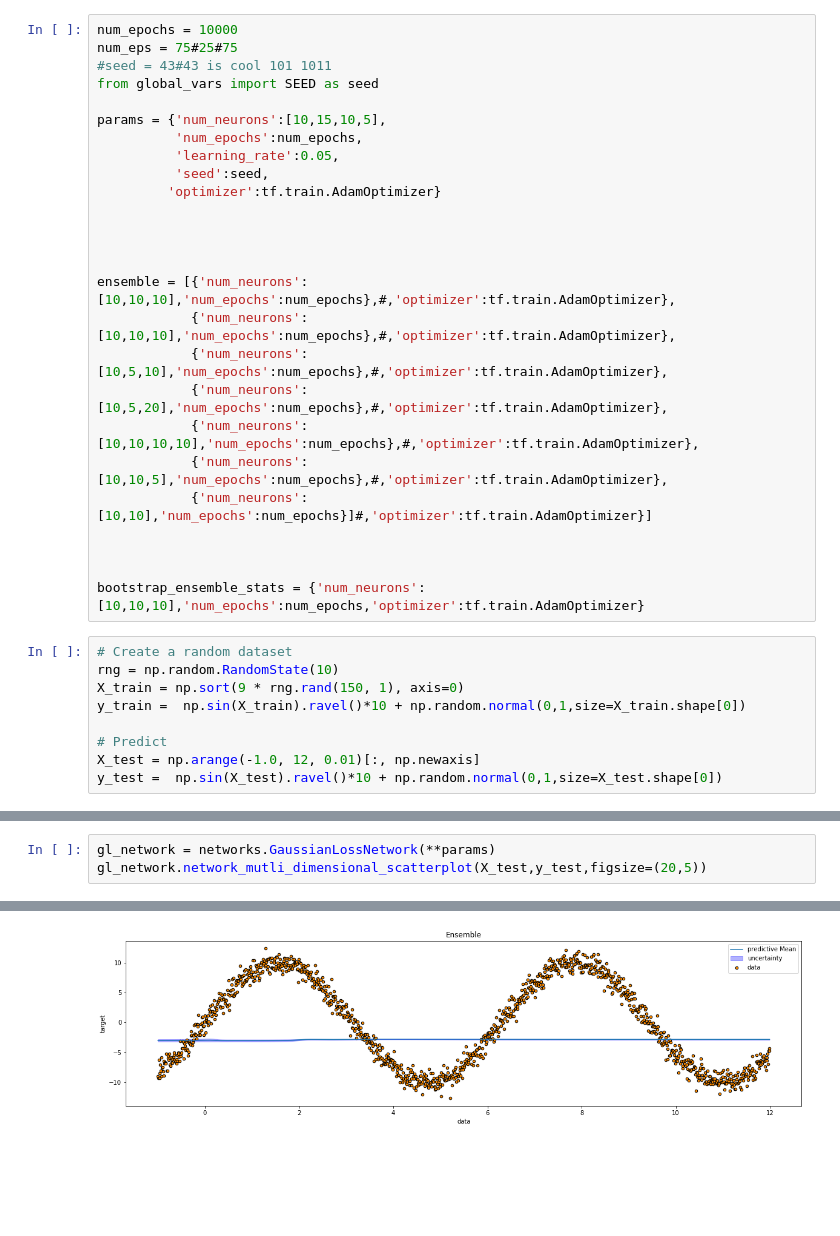
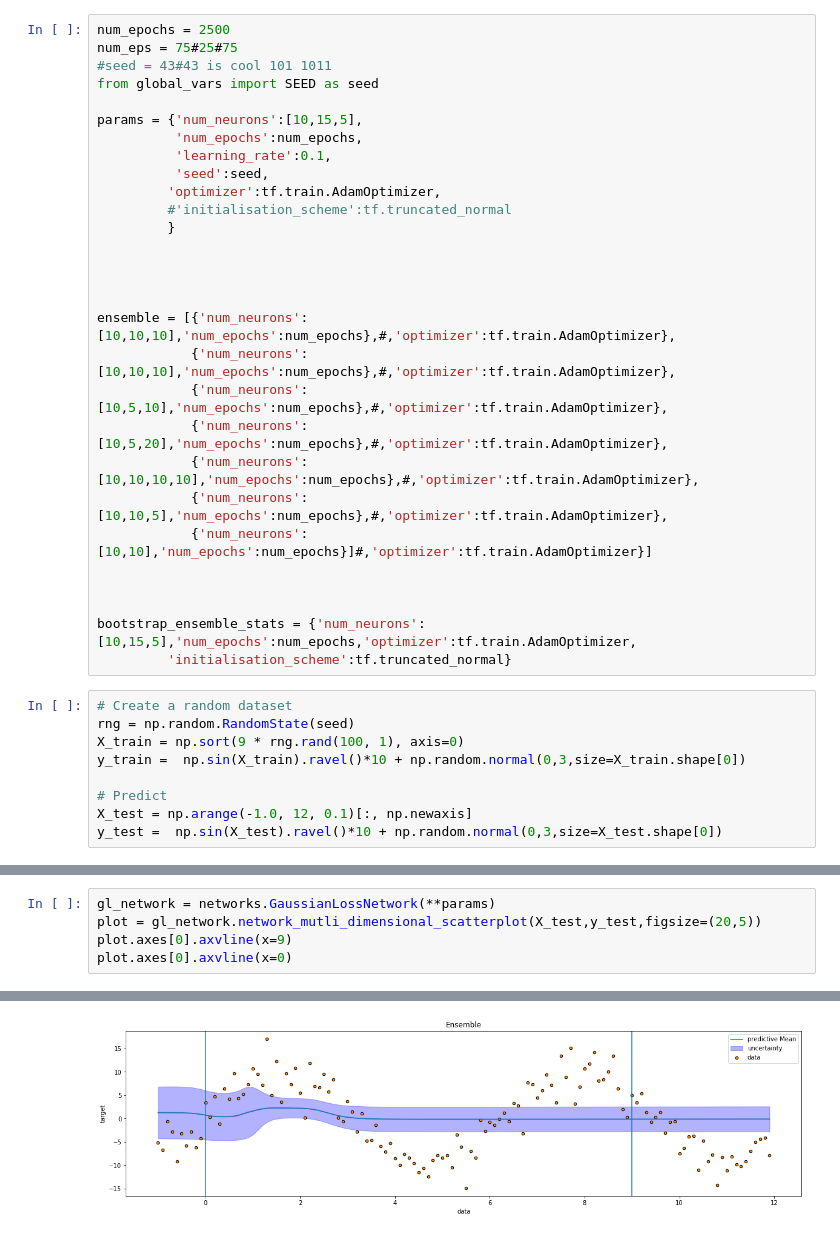
Before and after one commit to wooohoooo/Master-Thesis, a Jupyter notebook: new_structure/Nonlinear_toy_dataset.ipynb, the cells around one changed output, grey strips where cells are left out. Drawn from its saved outputs; the diff is of its cells as text; blank space fills up the shorter version.

```diff
--- a/new_structure/Nonlinear_toy_dataset.ipynb
+++ b/new_structure/Nonlinear_toy_dataset.ipynb
@@ -27,16 +27,18 @@ from sklearn.model_selection import train_test_split
 
 from sklearn.datasets import make_regression
 # %%
-num_epochs = 10000
+num_epochs = 2500
 num_eps = 75#25#75
 #seed = 43#43 is cool 101 1011
 from global_vars import SEED as seed
 
-params = {'num_neurons':[10,15,10,5],
+params = {'num_neurons':[10,15,5],
           'num_epochs':num_epochs,
-          'learning_rate':0.05,
+          'learning_rate':0.1,
           'seed':seed,
-         'optimizer':tf.train.AdamOptimizer}
+         'optimizer':tf.train.AdamOptimizer,
+         #'initialisation_scheme':tf.truncated_normal
+         }
 
 
 
@@ -51,16 +53,17 @@ ensemble = [{'num_neurons':[10,10,10],'num_epochs':num_epochs},#,'optimizer':tf.
 
 
 
-bootstrap_ensemble_stats = {'num_neurons':[10,10,10],'num_epochs':num_epochs,'optimizer':tf.train.AdamOptimizer}
+bootstrap_ensemble_stats = {'num_neurons':[10,15,5],'num_epochs':num_epochs,'optimizer':tf.train.AdamOptimizer,
+         'initialisation_scheme':tf.truncated_normal}
 # %%
 # Create a random dataset
-rng = np.random.RandomState(10)
-X_train = np.sort(9 * rng.rand(150, 1), axis=0)
-y_train =  np.sin(X_train).ravel()*10 + np.random.normal(0,1,size=X_train.shape[0])
+rng = np.random.RandomState(seed)
+X_train = np.sort(9 * rng.rand(100, 1), axis=0)
+y_train =  np.sin(X_train).ravel()*10 + np.random.normal(0,3,size=X_train.shape[0])
 
 # Predict
-X_test = np.arange(-1.0, 12, 0.01)[:, np.newaxis]
-y_test =  np.sin(X_test).ravel()*10 + np.random.normal(0,1,size=X_test.shape[0])
+X_test = np.arange(-1.0, 12, 0.1)[:, np.newaxis]
+y_test =  np.sin(X_test).ravel()*10 + np.random.normal(0,3,size=X_test.shape[0])
 # %%
 plt.scatter(X_train,y_train)
 plt.xlabel('X')
@@ -114,4 +137,6 @@ dropout_network.network_mutli_dimensional_scatterplot(X_test,y_test,figsize=(20,
 # %%
 gl_network = networks.GaussianLossNetwork(**params)
-gl_network.network_mutli_dimensional_scatterplot(X_test,y_test,figsize=(20,5))
+plot = gl_network.network_mutli_dimensional_scatterplot(X_test,y_test,figsize=(20,5))
+plot.axes[0].axvline(x=9)
+plot.axes[0].axvline(x=0)
 # %% [output]
@@ -120,2 +146,2 @@ gl_network.network_mutli_dimensional_scatterplot(X_test,y_test,figsize=(20,5))
-[figure, old version]
+[figure, new version]
 # %%
```
Also changed, not shown: parts of 10 cells of this notebook, 5 other files.
